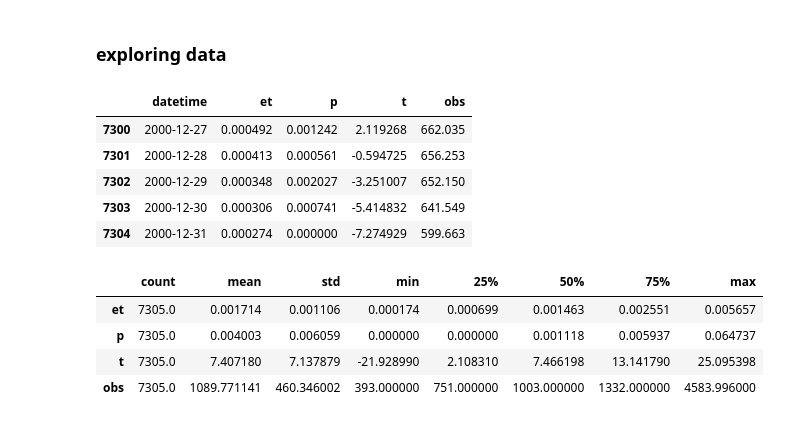
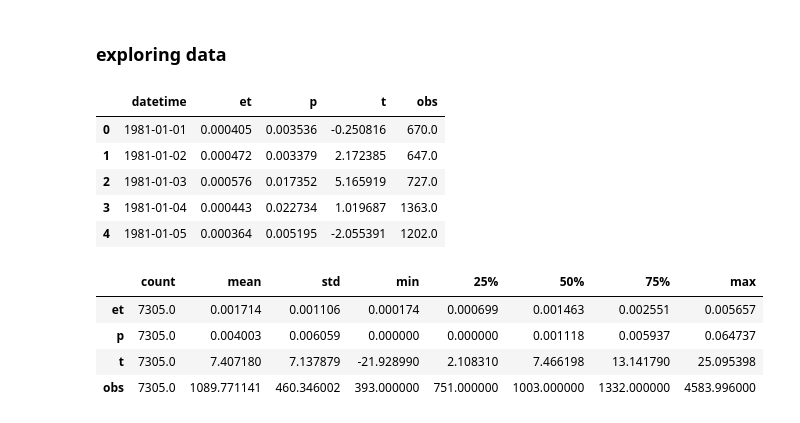
Before and after one commit to Maryam-Afshari/thesis, a Jupyter notebook: LSTM.ipynb, the cells around one changed output. Cells and saved outputs as stored; diff of their text form; code cells hidden in the pictures.

```diff
--- a/LSTM.ipynb
+++ b/LSTM.ipynb
@@ -13,14 +13,14 @@ from tensorflow.keras import models
 from tensorflow.keras import layers
 # %%
 df_b = pd.read_csv("basel.csv", index_col=0)
-df_b.tail()
+df_b.head()
 # %% [output]
 |  | datetime | et | p | t | obs |
-| 7300 | 2000-12-27 | 0.000492 | 0.001242 | 2.119268 | 662.035 |
-| 7301 | 2000-12-28 | 0.000413 | 0.000561 | -0.594725 | 656.253 |
-| 7302 | 2000-12-29 | 0.000348 | 0.002027 | -3.251007 | 652.150 |
-| 7303 | 2000-12-30 | 0.000306 | 0.000741 | -5.414832 | 641.549 |
-| 7304 | 2000-12-31 | 0.000274 | 0.000000 | -7.274929 | 599.663 |
+| 0 | 1981-01-01 | 0.000405 | 0.003536 | -0.250816 | 670.0 |
+| 1 | 1981-01-02 | 0.000472 | 0.003379 | 2.172385 | 647.0 |
+| 2 | 1981-01-03 | 0.000576 | 0.017352 | 5.165919 | 727.0 |
+| 3 | 1981-01-04 | 0.000443 | 0.022734 | 1.019687 | 1363.0 |
+| 4 | 1981-01-05 | 0.000364 | 0.005195 | -2.055391 | 1202.0 |
 # %%
 # how do you normalise the temperature var?
 # x = df_b.t.values
```
Also changed, not shown: parts of 17 cells of this notebook.
